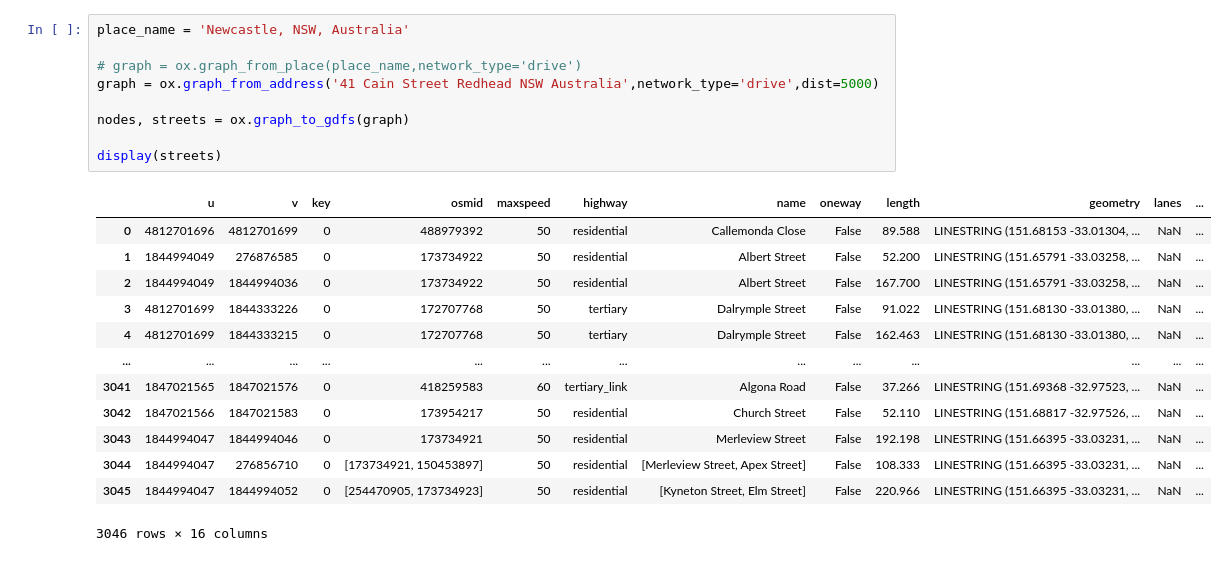
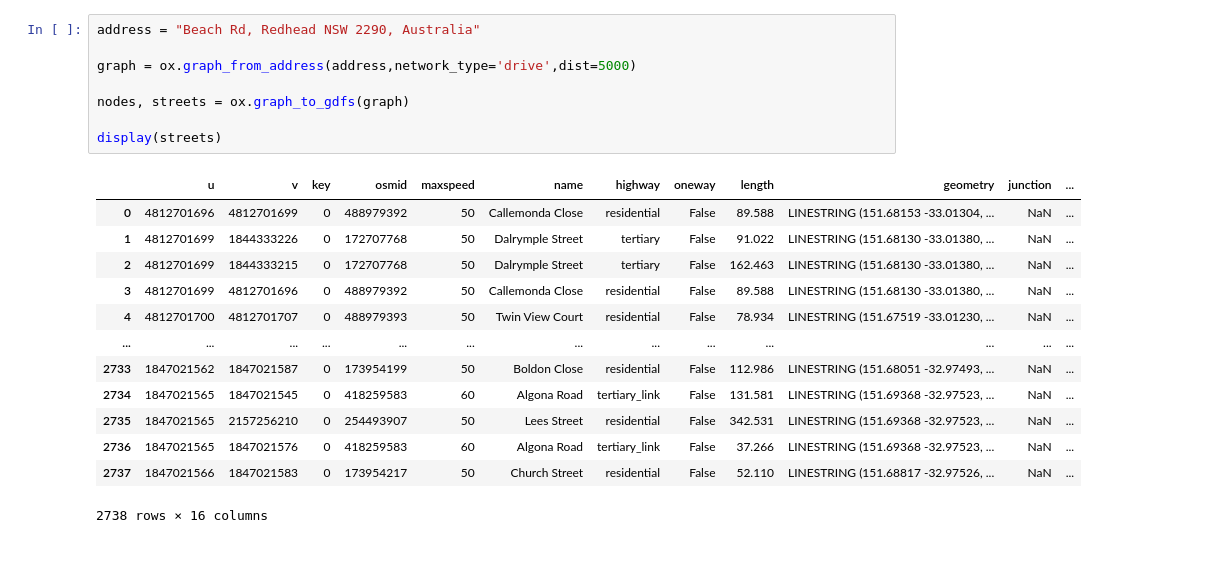
Before and after one commit to JackMcKew/jackmckew.dev, a Jupyter notebook: drafts/2020/street-suffix/osmnx.ipynb, the cells around one changed output. Cells and saved outputs as stored; diff of their text form.

```diff
--- a/drafts/2020/street-suffix/osmnx.ipynb
+++ b/drafts/2020/street-suffix/osmnx.ipynb
@@ -7,26 +9,25 @@ ox.__version__
 # %%
-place_name = 'Newcastle, NSW, Australia'
+address = "Beach Rd, Redhead NSW 2290, Australia"
 
-# graph = ox.graph_from_place(place_name,network_type='drive')
-graph = ox.graph_from_address('41 Cain Street Redhead NSW Australia',network_type='drive',dist=5000)
+graph = ox.graph_from_address(address,network_type='drive',dist=5000)
 
 nodes, streets = ox.graph_to_gdfs(graph)
 
 display(streets)
 # %% [output]
-|  | u | v | key | osmid | maxspeed | highway | name | oneway | length | geometry | lanes | ... |
-| 0 | 4812701696 | 4812701699 | 0 | 488979392 | 50 | residential | Callemonda Close | False | 89.588 | LINESTRING (151.68153 -33.01304, ... | NaN | ... |
-| 1 | 1844994049 | 276876585 | 0 | 173734922 | 50 | residential | Albert Street | False | 52.200 | LINESTRING (151.65791 -33.03258, ... | NaN | ... |
-| 2 | 1844994049 | 1844994036 | 0 | 173734922 | 50 | residential | Albert Street | False | 167.700 | LINESTRING (151.65791 -33.03258, ... | NaN | ... |
-| 3 | 4812701699 | 1844333226 | 0 | 172707768 | 50 | tertiary | Dalrymple Street | False | 91.022 | LINESTRING (151.68130 -33.01380, ... | NaN | ... |
-| 4 | 4812701699 | 1844333215 | 0 | 172707768 | 50 | tertiary | Dalrymple Street | False | 162.463 | LINESTRING (151.68130 -33.01380, ... | NaN | ... |
+|  | u | v | key | osmid | maxspeed | name | highway | oneway | length | geometry | junction | ... |
+| 0 | 4812701696 | 4812701699 | 0 | 488979392 | 50 | Callemonda Close | residential | False | 89.588 | LINESTRING (151.68153 -33.01304, ... | NaN | ... |
+| 1 | 4812701699 | 1844333226 | 0 | 172707768 | 50 | Dalrymple Street | tertiary | False | 91.022 | LINESTRING (151.68130 -33.01380, ... | NaN | ... |
+| 2 | 4812701699 | 1844333215 | 0 | 172707768 | 50 | Dalrymple Street | tertiary | False | 162.463 | LINESTRING (151.68130 -33.01380, ... | NaN | ... |
+| 3 | 4812701699 | 4812701696 | 0 | 488979392 | 50 | Callemonda Close | residential | False | 89.588 | LINESTRING (151.68130 -33.01380, ... | NaN | ... |
+| 4 | 4812701700 | 4812701707 | 0 | 488979393 | 50 | Twin View Court | residential | False | 78.934 | LINESTRING (151.67519 -33.01230, ... | NaN | ... |
 | ... | ... | ... | ... | ... | ... | ... | ... | ... | ... | ... | ... | ... |
-| 3041 | 1847021565 | 1847021576 | 0 | 418259583 | 60 | tertiary_link | Algona Road | False | 37.266 | LINESTRING (151.69368 -32.97523, ... | NaN | ... |
-| 3042 | 1847021566 | 1847021583 | 0 | 173954217 | 50 | residential | Church Street | False | 52.110 | LINESTRING (151.68817 -32.97526, ... | NaN | ... |
-| 3043 | 1844994047 | 1844994046 | 0 | 173734921 | 50 | residential | Merleview Street | False | 192.198 | LINESTRING (151.66395 -33.03231, ... | NaN | ... |
-| 3044 | 1844994047 | 276856710 | 0 | [173734921, 150453897] | 50 | residential | [Merleview Street, Apex Street] | False | 108.333 | LINESTRING (151.66395 -33.03231, ... | NaN | ... |
-| 3045 | 1844994047 | 1844994052 | 0 | [254470905, 173734923] | 50 | residential | [Kyneton Street, Elm Street] | False | 220.966 | LINESTRING (151.66395 -33.03231, ... | NaN | ... |
+| 2733 | 1847021562 | 1847021587 | 0 | 173954199 | 50 | Boldon Close | residential | False | 112.986 | LINESTRING (151.68051 -32.97493, ... | NaN | ... |
+| 2734 | 1847021565 | 1847021545 | 0 | 418259583 | 60 | Algona Road | tertiary_link | False | 131.581 | LINESTRING (151.69368 -32.97523, ... | NaN | ... |
+| 2735 | 1847021565 | 2157256210 | 0 | 254493907 | 50 | Lees Street | residential | False | 342.531 | LINESTRING (151.69368 -32.97523, ... | NaN | ... |
+| 2736 | 1847021565 | 1847021576 | 0 | 418259583 | 60 | Algona Road | tertiary_link | False | 37.266 | LINESTRING (151.69368 -32.97523, ... | NaN | ... |
+| 2737 | 1847021566 | 1847021583 | 0 | 173954217 | 50 | Church Street | residential | False | 52.110 | LINESTRING (151.68817 -32.97526, ... | NaN | ... |
-3046 rows × 16 columns
+2738 rows × 16 columns
 # %%
 fig, ax = ox.plot_graph(graph)
 
```
Also changed, not shown: parts of 5 cells of this notebook.
